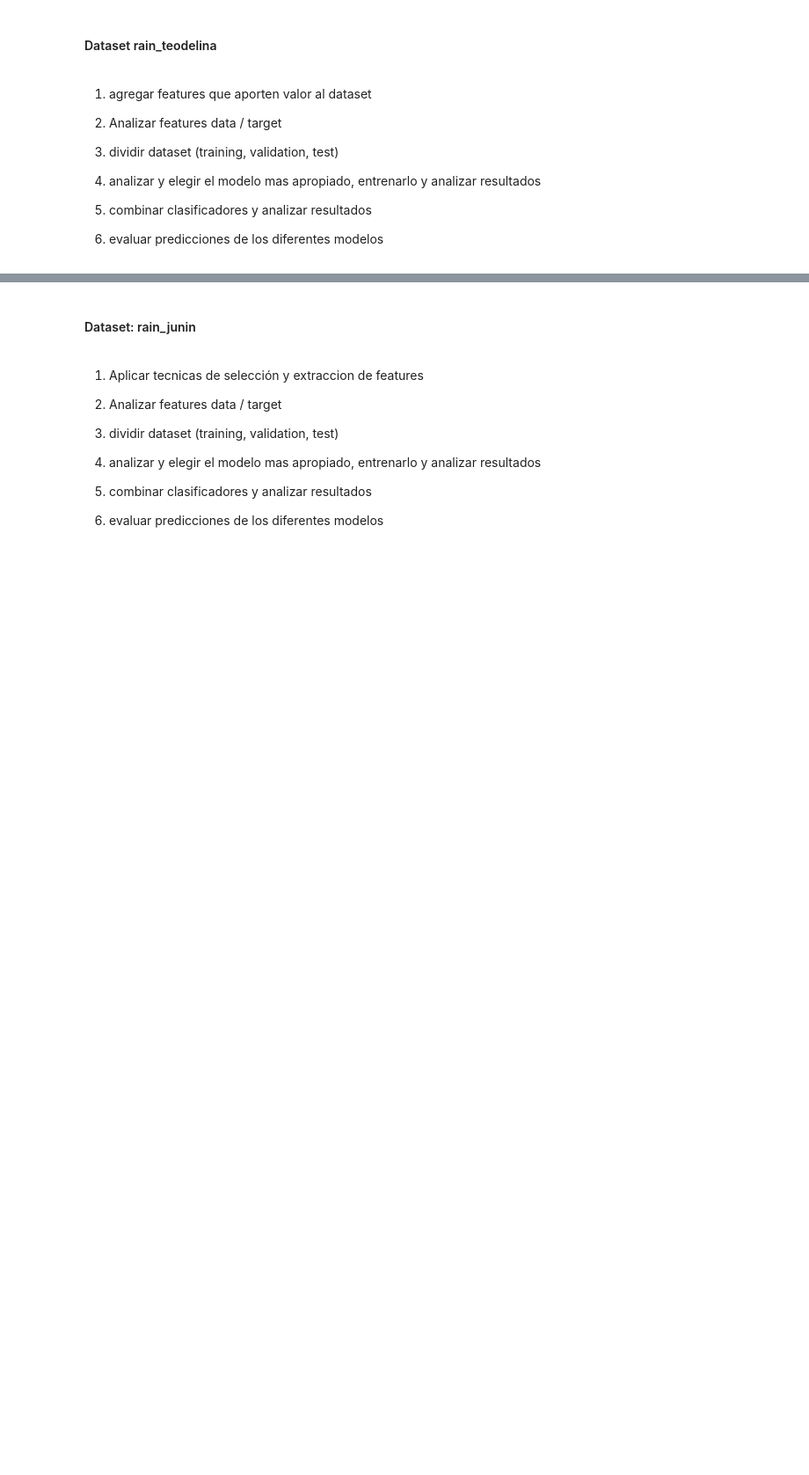
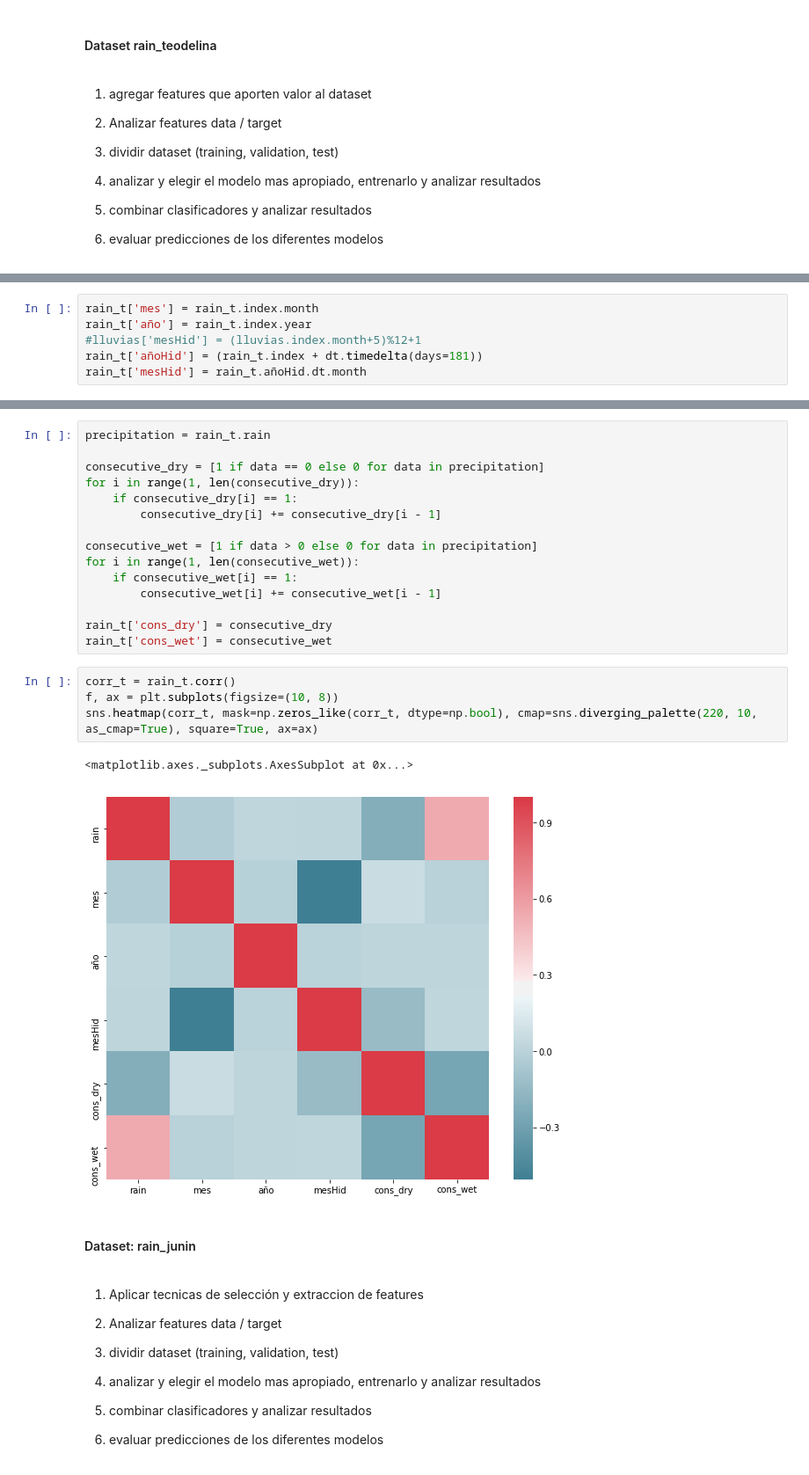
Before and after one commit to jmvd07/cuandoLlueve, a Jupyter notebook: Introducción al aprendizaje supervisado/Cuando Llueve.ipynb, the cells around one changed output, grey strips where cells are left out. Shown: that part at 88% size. Drawn from its saved outputs; the diff is of its cells as text; blank space fills up the shorter version.

```diff
--- a/Introducción al aprendizaje supervisado/Cuando Llueve.ipynb
+++ b/Introducción al aprendizaje supervisado/Cuando Llueve.ipynb
@@ -46,0 +67,6 @@ rain_teodelina.head()
+# %%
+rain_t['mes'] = rain_t.index.month
+rain_t['año'] = rain_t.index.year
+#lluvias['mesHid'] = (lluvias.index.month+5)%12+1
+rain_t['añoHid'] = (rain_t.index + dt.timedelta(days=181))
+rain_t['mesHid'] = rain_t.añoHid.dt.month
@@ -47,3 +115,25 @@ rain_teodelina.head()
+# %%
+precipitation = rain_t.rain
+
+consecutive_dry = [1 if data == 0 else 0 for data in precipitation]
+for i in range(1, len(consecutive_dry)):
+    if consecutive_dry[i] == 1:
+        consecutive_dry[i] += consecutive_dry[i - 1]
+
+consecutive_wet = [1 if data > 0 else 0 for data in precipitation]
+for i in range(1, len(consecutive_wet)):
+    if consecutive_wet[i] == 1:
+        consecutive_wet[i] += consecutive_wet[i - 1]
+
+rain_t['cons_dry'] = consecutive_dry
+rain_t['cons_wet'] = consecutive_wet
+# %%
+corr_t = rain_t.corr()
+f, ax = plt.subplots(figsize=(10, 8))
+sns.heatmap(corr_t, mask=np.zeros_like(corr_t, dtype=np.bool), cmap=sns.diverging_palette(220, 10, as_cmap=True), square=True, ax=ax)
+# %% [output]
+<matplotlib.axes._subplots.AxesSubplot at 0x...>
+[figure, added]
 # %% [markdown]
 #### Dataset: rain_junin
 # %% [markdown]
```
Also changed, not shown: parts of 20 cells of this notebook.
